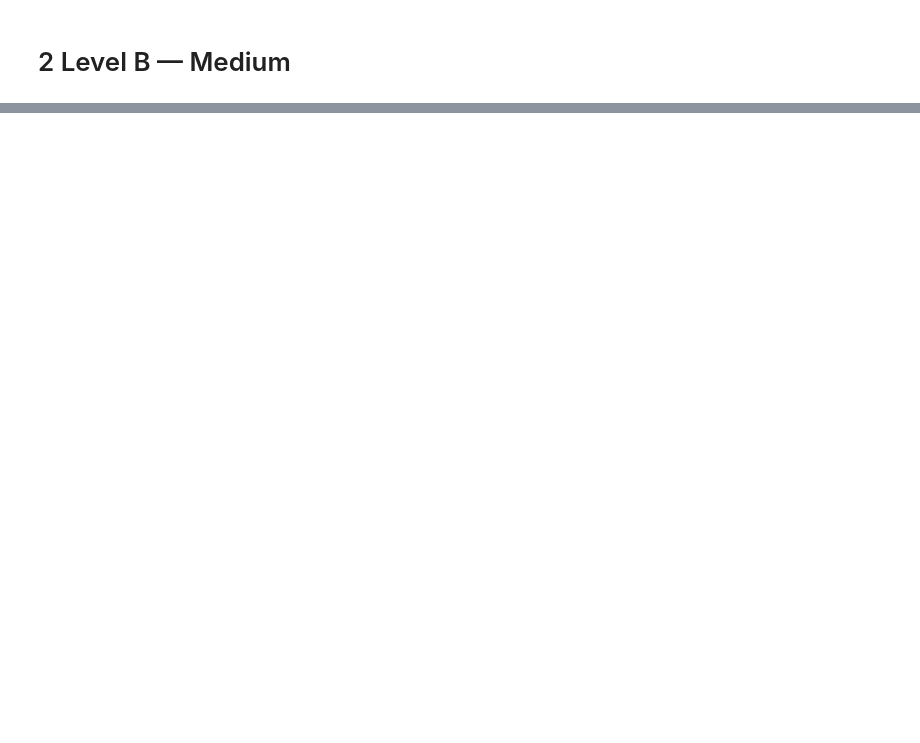
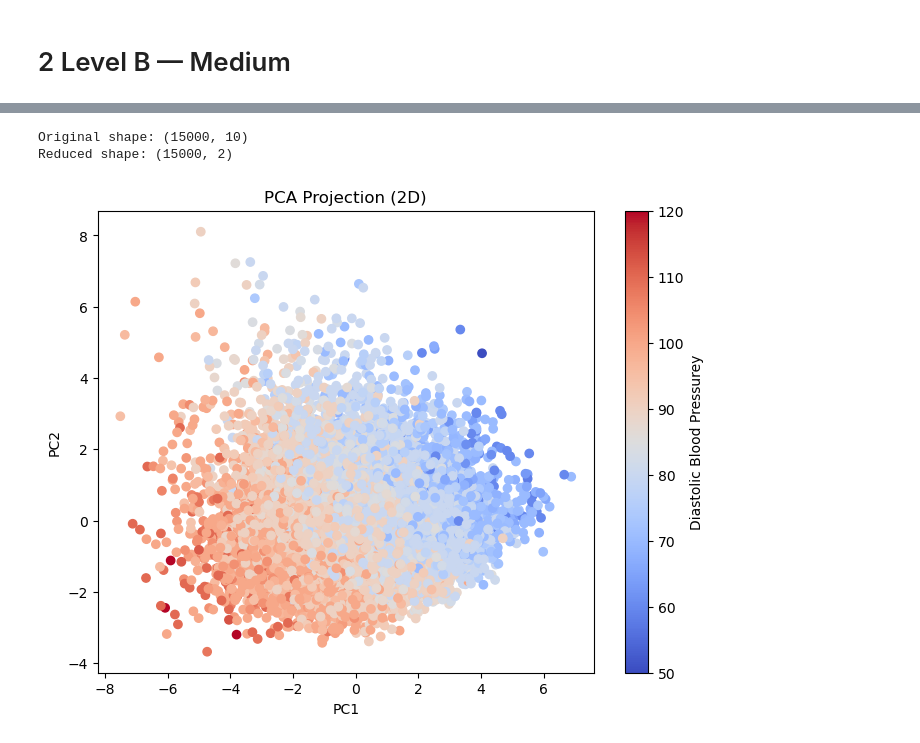
Before and after one commit to ElzaNiyazbekova/ML, a Jupyter notebook: SIS.ipynb, the cells around one changed output, grey strips where cells are left out. Drawn from its saved outputs; the diff is of its cells as text; code cells hidden in the pictures; blank space fills up the shorter version.

```diff
--- a/SIS.ipynb
+++ b/SIS.ipynb
@@ -268,0 +401,7 @@ dfs[num_cols] = scaler_std.fit_transform(dfs[num_cols])
+# %%
+X = df.select_dtypes(include="number").drop(columns=["patient_id"]).dropna()
+scaler = StandardScaler()
+X_std = scaler.fit_transform(X)
+
+cov = np.cov(X_std, rowvar=False)
+print(pd.DataFrame(cov, columns=X.columns, index=X.columns).round(3))
@@ -268,0 +426,3 @@ dfs[num_cols] = scaler_std.fit_transform(dfs[num_cols])
+# %%
+eigenvalues, eigenvectors = np.linalg.eig(cov)
+print( eigenvectors)
@@ -268,0 +447,5 @@ dfs[num_cols] = scaler_std.fit_transform(dfs[num_cols])
+# %%
+sort = np.argsort(eigenvalues)[::-1]
+eigenvalues = eigenvalues[sort]
+eigenvectors = eigenvectors[:, sort]
+print(eigenvectors)
@@ -268,0 +470,22 @@ dfs[num_cols] = scaler_std.fit_transform(dfs[num_cols])
+# %%
+two = eigenvectors[:, :2]
+pr = X_std @ two
+
+# X_reduced = X_meaned @ pc1.reshape(-1, 1)  # projection
+
+print("Original shape:", X_std.shape)
+print("Reduced shape:", pr.shape)
+# %% [output]
+Original shape: (15000, 10)
+Reduced shape: (15000, 2)
+# %%
+
+plt.figure(figsize=(8,6))
+plt.scatter(pr[:,0], pr[:,1], c=df["blood_pressure_diastolic"], cmap="coolwarm")
+plt.xlabel("PC1")
+plt.ylabel("PC2")
+plt.title("PCA Projection (2D)")
+plt.colorbar(label="Diastolic Blood Pressurey")
+plt.show()
+# %% [output]
+[figure, added]
```
Also changed, not shown: parts of 43 cells of this notebook, 7 other files.
